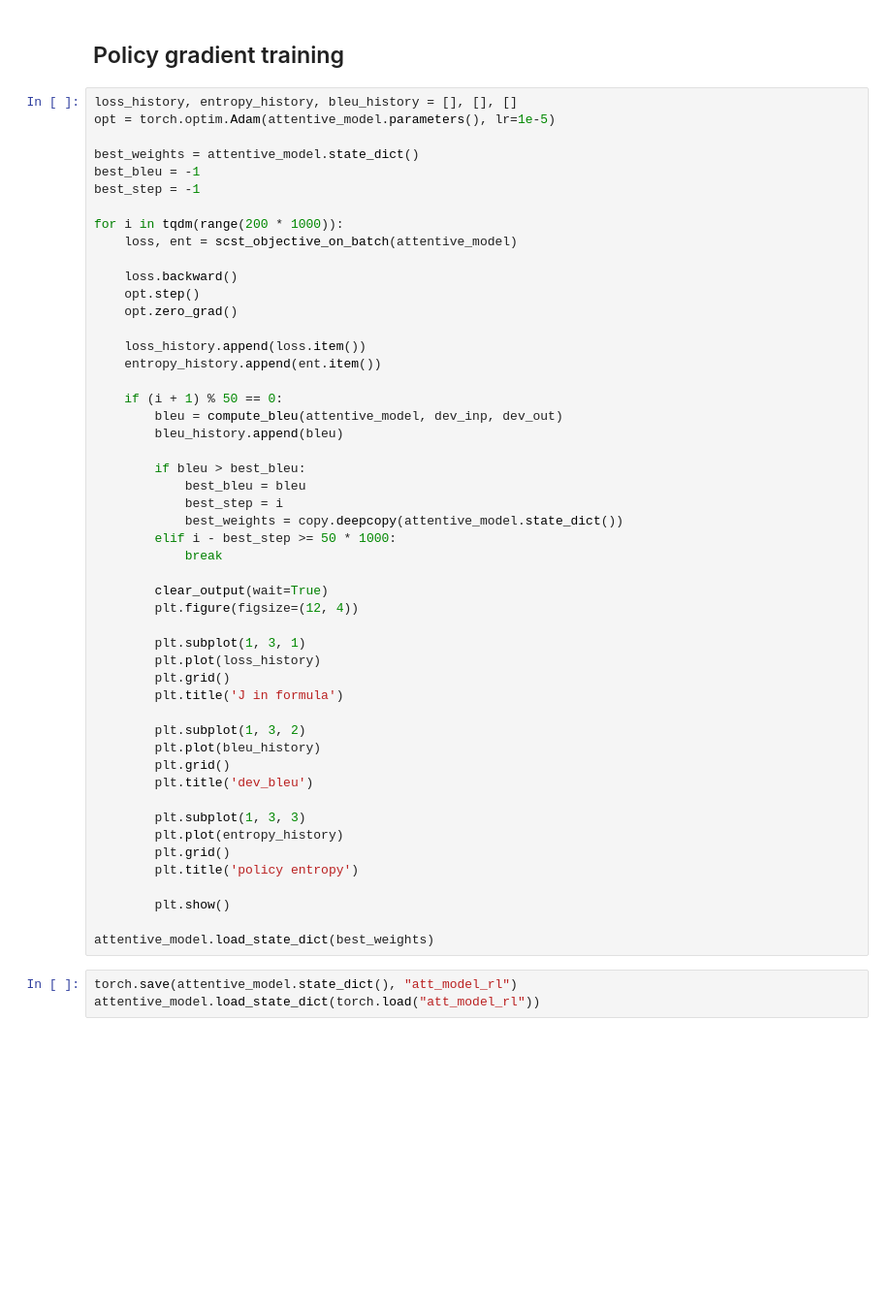
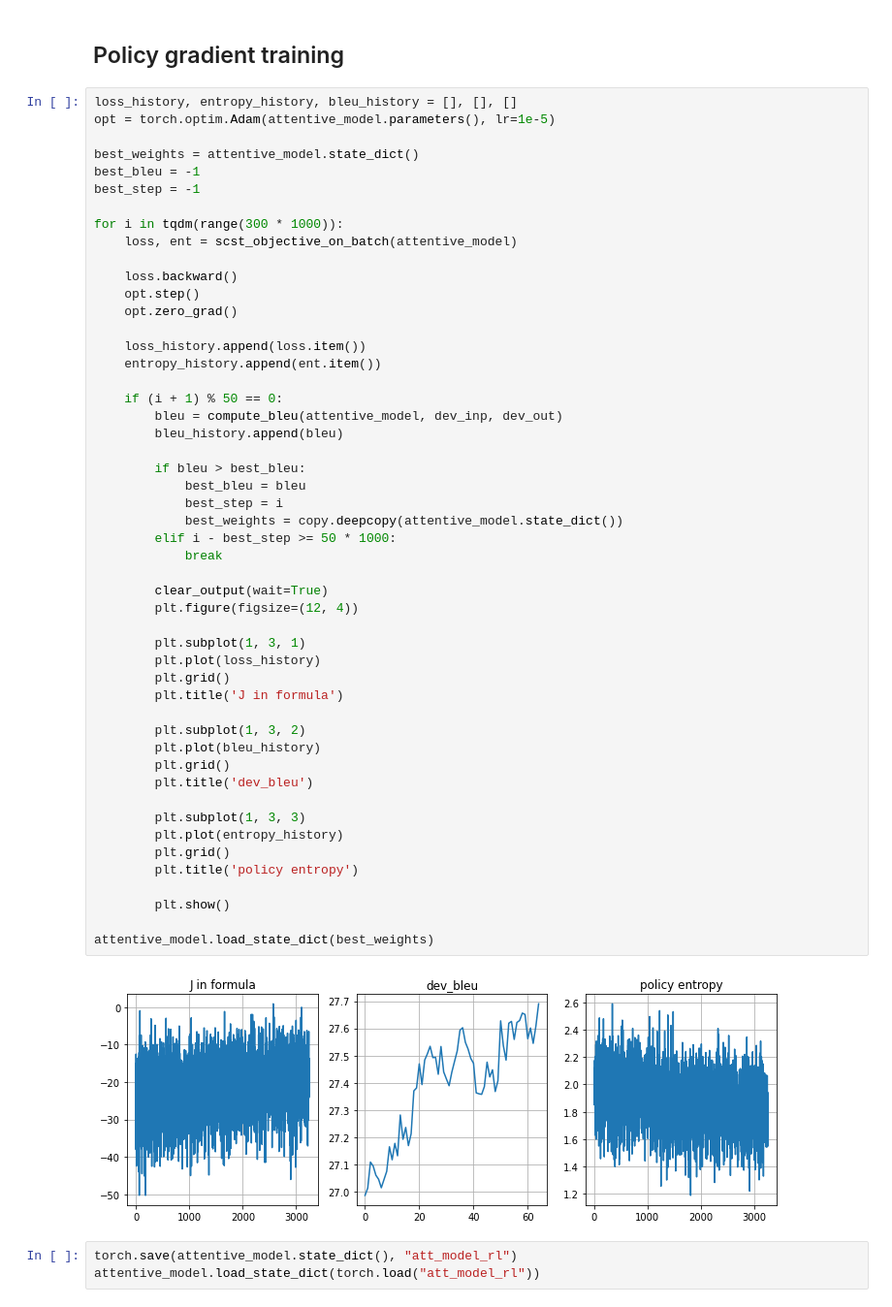
Before and after one commit to artemxx/NMT, a Jupyter notebook: main.ipynb, the cells around one changed output. Shown at 97% size. Cells and saved outputs as stored; diff of their text form; blank space fills up the shorter version.

```diff
--- a/main.ipynb
+++ b/main.ipynb
@@ -446,7 +495,7 @@ best_weights = attentive_model.state_dict()
 best_bleu = -1
 best_step = -1
 
-for i in tqdm(range(200 * 1000)):
+for i in tqdm(range(300 * 1000)):
     loss, ent = scst_objective_on_batch(attentive_model)
 
     loss.backward()
@@ -461,33 +510,35 @@ for i in tqdm(range(200 * 1000)):
         bleu_history.append(bleu)
 
         if bleu > best_bleu:
             best_bleu = bleu
             best_step = i
             best_weights = copy.deepcopy(attentive_model.state_dict())
         elif i - best_step >= 50 * 1000:
             break
 
         clear_output(wait=True)
         plt.figure(figsize=(12, 4))
 
         plt.subplot(1, 3, 1)
         plt.plot(loss_history)
         plt.grid()
         plt.title('J in formula')
 
         plt.subplot(1, 3, 2)
         plt.plot(bleu_history)
         plt.grid()
         plt.title('dev_bleu')
 
         plt.subplot(1, 3, 3)
         plt.plot(entropy_history)
         plt.grid()
         plt.title('policy entropy')
 
         plt.show()
 
 attentive_model.load_state_dict(best_weights)
+# %% [output]
+[figure, added]
 # %%
 torch.save(attentive_model.state_dict(), "att_model_rl")
 attentive_model.load_state_dict(torch.load("att_model_rl"))
```
Also changed, not shown: parts of 14 cells of this notebook.
